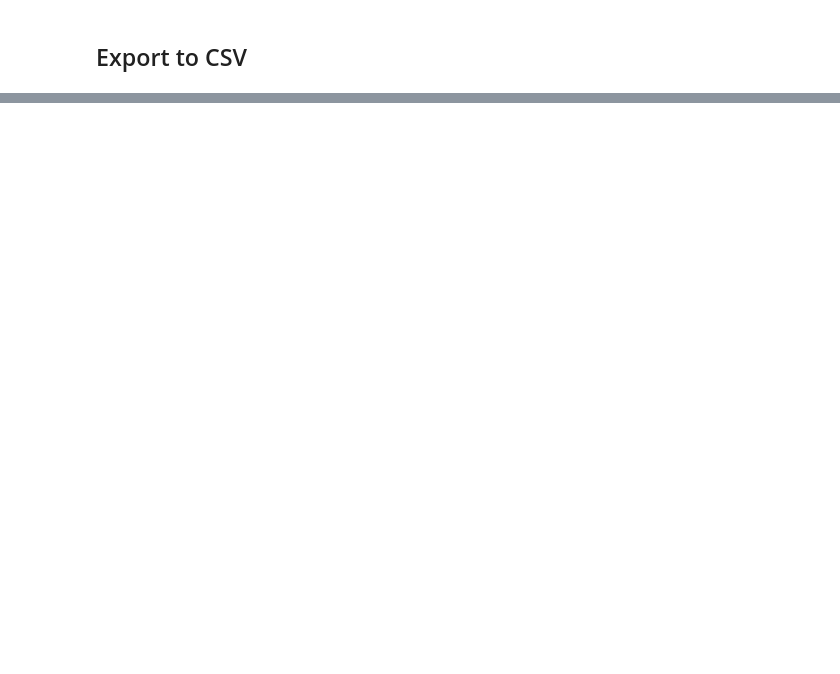
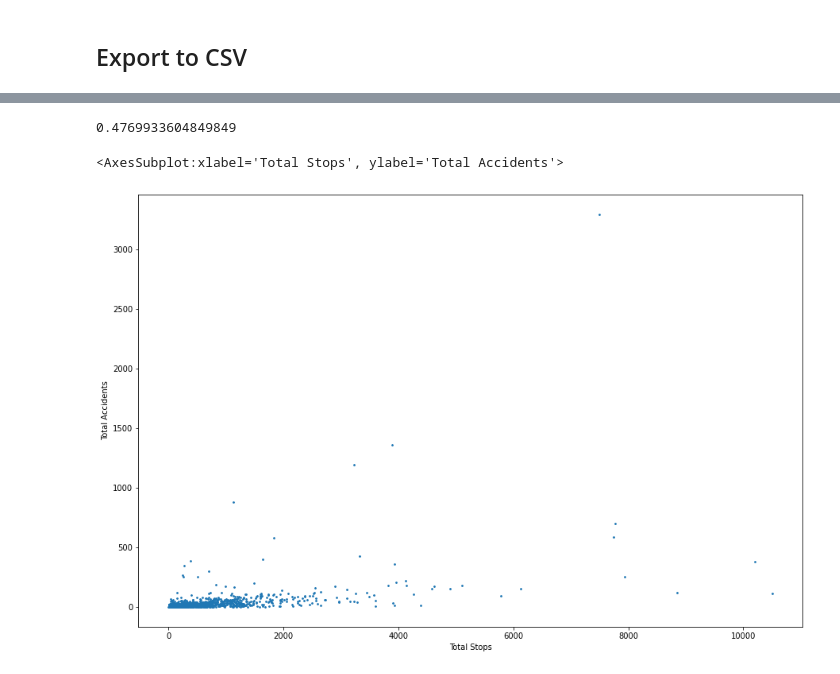
Before and after one commit to m-gaster/MC-Policing, a Jupyter notebook: Police Activity vs. Accidents, Injuries, and Fatalities.ipynb, the cells around one changed output, grey strips where cells are left out. Cells and saved outputs as stored; diff of their text form; code cells hidden in the pictures; blank space fills up the shorter version.

```diff
--- a/Police Activity vs. Accidents, Injuries, and Fatalities.ipynb
+++ b/Police Activity vs. Accidents, Injuries, and Fatalities.ipynb
@@ -13,4 +19,4 @@ import numpy as np
 import itertools
 # from tqdm import tqdm
 # %%
-df = pd.read_csv(r"C:\Users\mikha\Dropbox\mikhael_misc\Projects\Policing Thesis\Modified Dataset.csv")
+df = pd.read_csv(r"C:\Users\mikha\Dropbox\mikhael_misc\Projects\Policing Thesis\New Modified Dataset.csv")
@@ -118,18 +144,29 @@ def rounder(x):
 # %%
 # zipped_vars=list(zip(df['Longitude'], df['Latitude'], df['Race'], df['Speed Over Posted Limit'], df['Number of Citations']))
 
-for i,x in enumerate(list(zip(df['Longitude'], df['Latitude'], df['Race'], df['Speed Over Posted Limit'], df['Citation - (D_Search Outcome)'], df['Accident'], df['Personal Injury'], df['Fatal']))):
+for i,x in enumerate(list(zip(df['Longitude'], df['Latitude'], df['Race'], df['Speed Over Posted Limit'], df['Citation - (D_Violation Type)'], df['Accident'], df['Personal Injury'], df['Fatal'], df['First Unique']))):
         if MIN_LONGITUDE <= x[0] <= MAX_LONGITUDE: #-77.6 <= x <= -76.8
             if MIN_LATITUDE <= x[1] <= MAX_LATITUDE:
 
 #                 coordinates_dict[ rounder(x[0]) ][ rounder(x[1]) ][ "Racial Composition" ][ x[2] ] += 1
 #                 coordinates_dict[ rounder(x[0]) ][ rounder(x[1]) ][ "Racial Composition" ][ 'TOTAL' ] += 1
 
-                coordinates_dict[ rounder(x[0]) ][ rounder(x[1]) ][ "Total Stops" ] += 1
+                coordinates_dict[ rounder(x[0]) ][ rounder(x[1]) ][ "Total Observations" ] += 1
                 coordinates_dict[ rounder(x[0]) ][ rounder(x[1]) ][ "Total Citations" ] += x[4]
                 coordinates_dict[ rounder(x[0]) ][ rounder(x[1]) ][ "Total Accidents" ] += x[5] # ==1 if accident
                 coordinates_dict[ rounder(x[0]) ][ rounder(x[1]) ][ "Total Injuries" ] += x[6]
                 coordinates_dict[ rounder(x[0]) ][ rounder(x[1]) ][ "Total Fatalities" ] += x[7]
+                coordinates_dict[ rounder(x[0]) ][ rounder(x[1]) ][ "Total Stops" ] += x[8]
+                if x[2] == 'ASIAN':
+                    coordinates_dict[ rounder(x[0]) ][ rounder(x[1]) ][ "Total ASIAN Stops" ] += x[8]
+                elif x[2] == 'BLACK':
+                    coordinates_dict[ rounder(x[0]) ][ rounder(x[1]) ][ "Total BLACK Stops" ] += x[8]
+                if x[2] == 'HISPANIC':
+                    coordinates_dict[ rounder(x[0]) ][ rounder(x[1]) ][ "Total HISPANIC Stops" ] += x[8]
+                if x[2] == 'OTHER':
+                    coordinates_dict[ rounder(x[0]) ][ rounder(x[1]) ][ "Total OTHER Stops" ] += x[8]
+                if x[2] == 'WHITE':
+                    coordinates_dict[ rounder(x[0]) ][ rounder(x[1]) ][ "Total WHITE Stops" ] += x[8]
 
 
 
@@ -183,20 +220,35 @@ gdf = gpd.GeoDataFrame(
     allocation_balance_df, geometry=gpd.points_from_xy(allocation_balance_df['long'], allocation_balance_df['lat']))
 # %%
 # create fields
+gdf['Observations per Accident'] = gdf['Total Observations'] / gdf['Total Accidents']
+gdf['Accidents per Observation'] = gdf['Total Accidents'] / gdf['Total Observations']
+
+gdf['Observations per Injury'] = gdf['Total Observations'] / gdf['Total Injuries']
+gdf['Injuries per Observation'] = gdf['Total Injuries'] / gdf['Total Observations']
+
+gdf['Observations per Fatality'] = gdf['Total Observations'] / gdf['Total Fatalities']
+gdf['Fatalities per Observation'] = gdf['Total Fatalities'] / gdf['Total Observations']
+
 gdf['Stops per Accident'] = gdf['Total Stops'] / gdf['Total Accidents']
 gdf['Accidents per Stop'] = gdf['Total Accidents'] / gdf['Total Stops']
 
 gdf['Stops per Injury'] = gdf['Total Stops'] / gdf['Total Injuries']
 gdf['Injuries per Stop'] = gdf['Total Injuries'] / gdf['Total Stops']
 
-gdf['Stops per Fatality'] = gdf['Total Stops'] / gdf['Total Fatalities']
-gdf['Fatalities per Stop'] = gdf['Total Fatalities'] / gdf['Total Stops']
+gdf['Citations per Stop'] = gdf['Total Citations'] / gdf['Total Stops']
+
+gdf['% Stops ASIAN'] = gdf['Total ASIAN Stops'] / gdf['Total Stops']
+gdf['% Stops BLACK'] = gdf['Total BLACK Stops'] / gdf['Total Stops']
+gdf['% Stops HISPANIC'] = gdf['Total HISPANIC Stops'] / gdf['Total Stops']
+gdf['% Stops OTHER'] = gdf['Total OTHER Stops'] / gdf['Total Stops']
+gdf['% Stops WHITE'] = gdf['Total WHITE Stops'] / gdf['Total Stops']
+
 
 #replace inf with 0
 gdf.replace(np.inf, 0, inplace=True)
 
-#drop cells with less than 30 stops
-gdf = gdf[gdf['Total Stops']>=30]
+#drop cells with less than 30 Observations
+gdf = gdf[gdf['Total Observations']>=30]
 
 # replace nan with zero
 gdf.fillna(0, inplace=True)
@@ -218,0 +291,11 @@ gdf.to_csv(f"Police Stops vs Accidents - width={str(CELL_WIDTH)} - {today}.csv",
+# %%
+gdf['Total Stops'].corr(gdf['Total Accidents'])
+# %% [output]
+0.4769933604849849
+# %%
+df1 = pd.DataFrame(gdf)
+# %%
+df1.plot(kind='scatter', x="Total Stops", y="Total Accidents", s=3, figsize=(15,10))
+# %% [output]
+<AxesSubplot:xlabel='Total Stops', ylabel='Total Accidents'>
+[figure, added]
```
Also changed, not shown: parts of 36 cells of this notebook.
